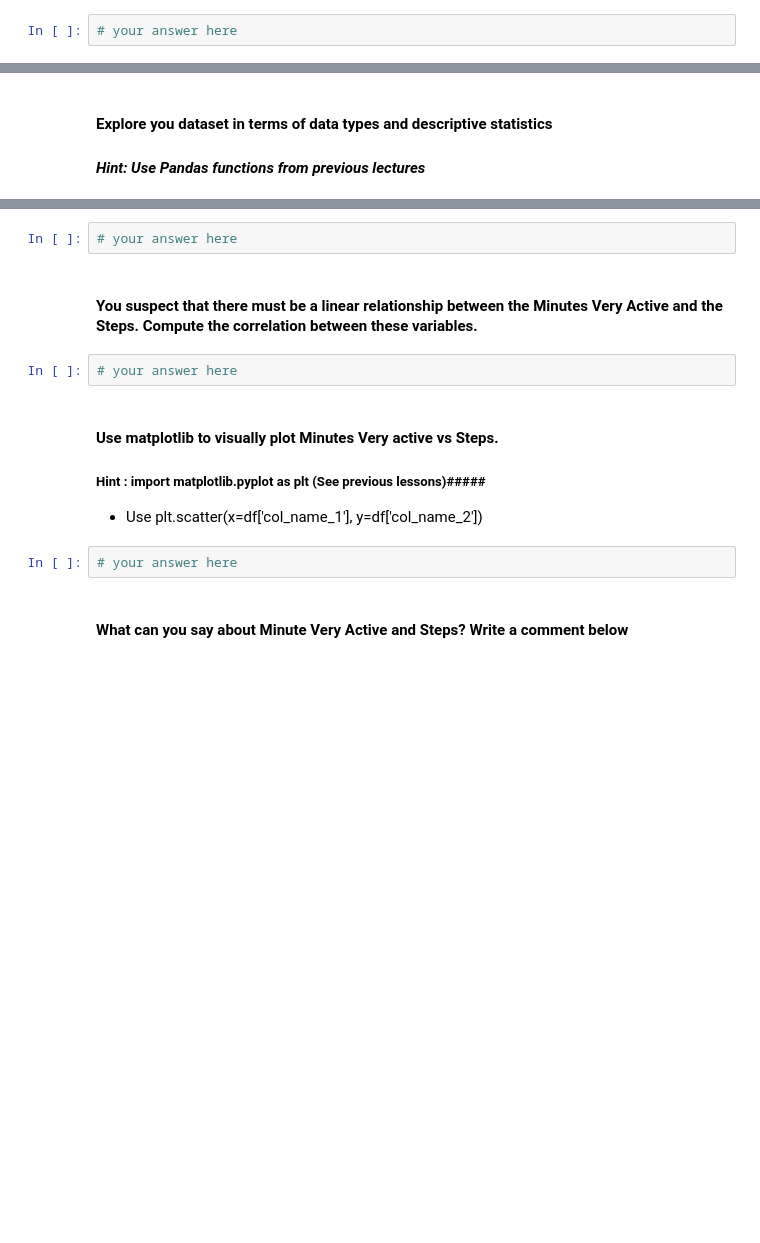
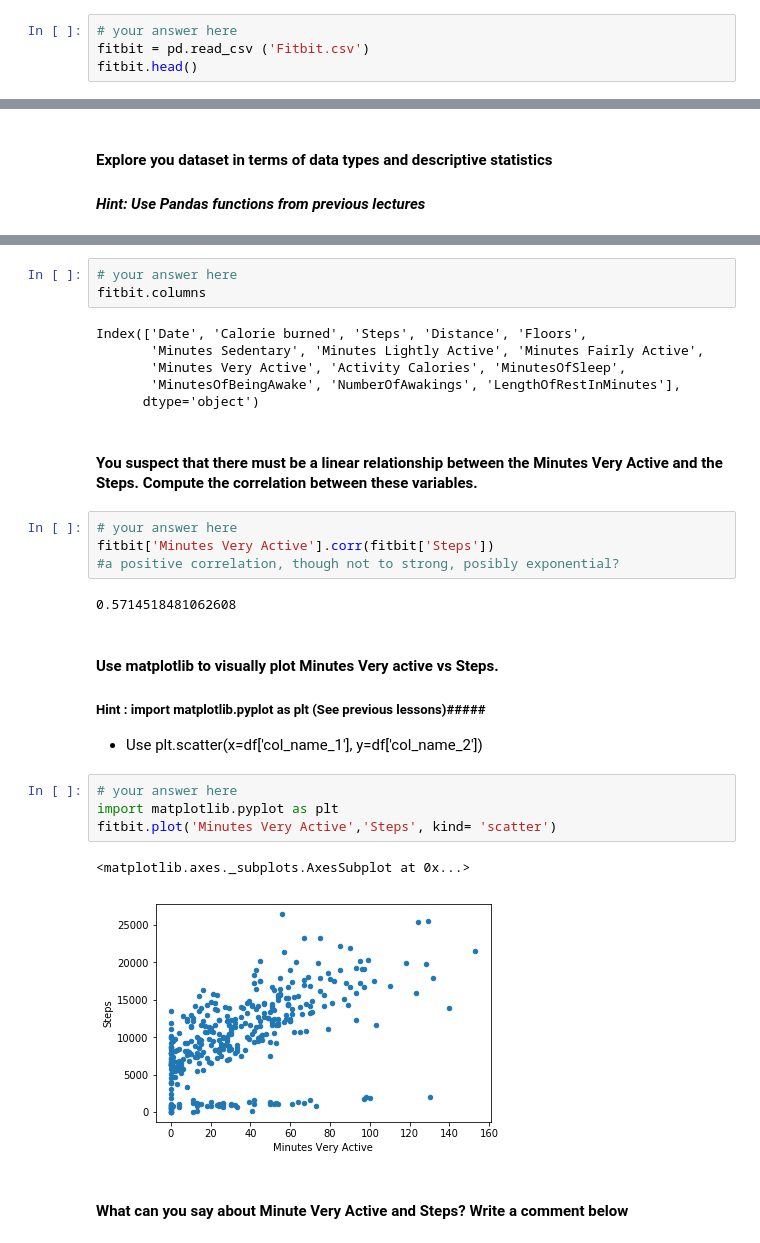
Before and after one commit to EduardoLPaez/data-labs, a Jupyter notebook: module-2/lab-pivot-table-and-correlation/your_code/main.ipynb, the cells around one changed output, grey strips where cells are left out. Cells and saved outputs as stored; diff of their text form; blank space fills up the shorter version.

```diff
--- a/module-2/lab-pivot-table-and-correlation/your_code/main.ipynb
+++ b/module-2/lab-pivot-table-and-correlation/your_code/main.ipynb
@@ -158,3 +186,5 @@ employee.pivot_table(index =['Department','Title'],
 #### Open the ` Fitbit.csv` file and name your dataset `fitbit`
 # %%
 # your answer here
+fitbit = pd.read_csv ('Fitbit.csv')
+fitbit.head()
@@ -166,16 +214,32 @@ employee.pivot_table(index =['Department','Title'],
 # %%
 # your answer here
+fitbit.columns
+# %% [output]
+Index(['Date', 'Calorie burned', 'Steps', 'Distance', 'Floors',
+       'Minutes Sedentary', 'Minutes Lightly Active', 'Minutes Fairly Active',
+       'Minutes Very Active', 'Activity Calories', 'MinutesOfSleep',
+       'MinutesOfBeingAwake', 'NumberOfAwakings', 'LengthOfRestInMinutes'],
+      dtype='object')
 # %% [markdown]
 #### You suspect that there must be a linear relationship between the Minutes Very Active and the Steps. Compute the correlation between these variables.
-# %%
-# your answer here
+# %%
+# your answer here
+fitbit['Minutes Very Active'].corr(fitbit['Steps'])
+#a positive correlation, though not to strong, posibly exponential?
+# %% [output]
+0.5714518481062608
 # %% [markdown]
 #### Use matplotlib to visually plot Minutes Very active vs Steps.
 
 ##### Hint : import matplotlib.pyplot as plt (See previous lessons)#####
 - Use plt.scatter(x=df['col_name_1'], y=df['col_name_2'])
-# %%
-# your answer here
+# %%
+# your answer here
+import matplotlib.pyplot as plt
+fitbit.plot('Minutes Very Active','Steps', kind= 'scatter')
+# %% [output]
+<matplotlib.axes._subplots.AxesSubplot at 0x...>
+[figure, added]
 # %% [markdown]
 #### What can you say about Minute Very Active and Steps? Write a comment below
 # %%
```
Also changed, not shown: parts of 32 cells of this notebook, 1 other file.
